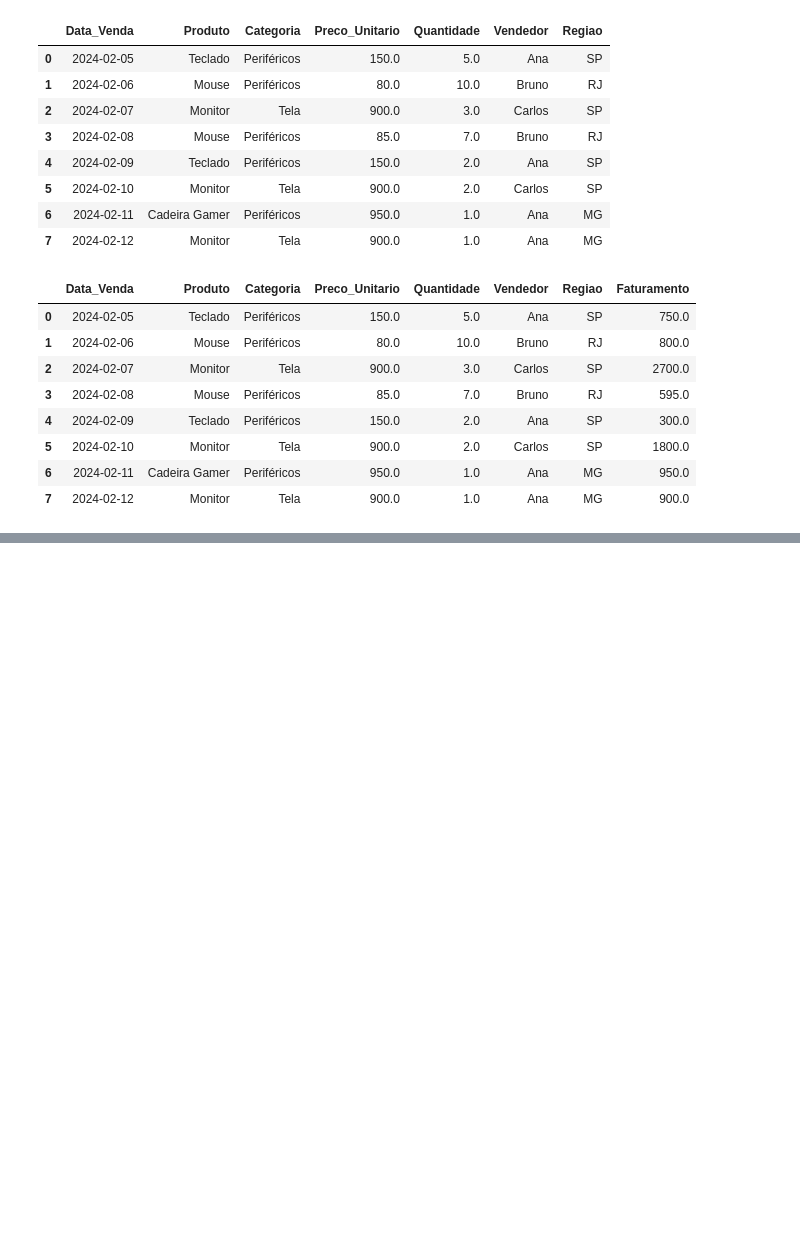
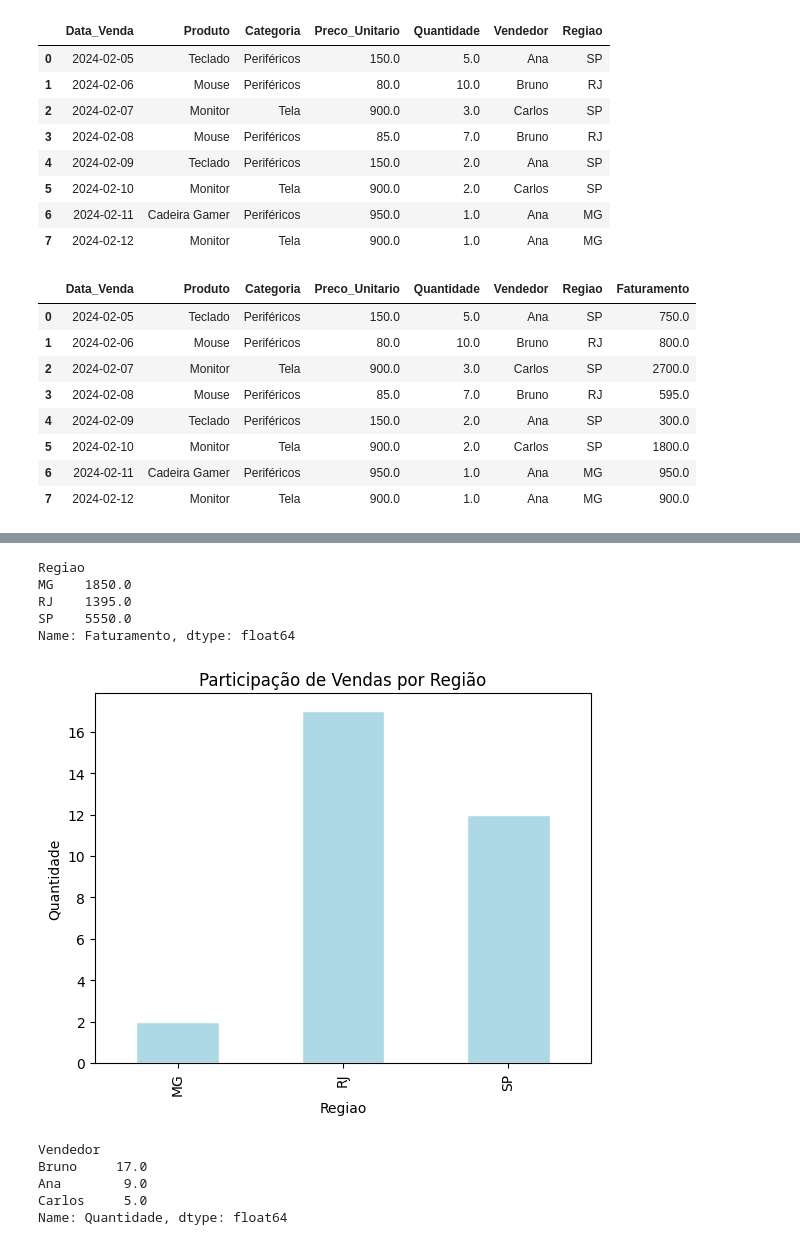
Before and after one commit to KaueSimao/analise_dados_python, a Jupyter notebook: analise_dados_python.ipynb, the cells around one changed output, grey strips where cells are left out. Saved outputs shown, nothing was run; the diff lists cells and outputs as text; code cells hidden in the pictures; blank space fills up the shorter version.

Commit message:
Implementar métricas de faturamento e visualizações de performance

```diff
--- a/analise_dados_python.ipynb
+++ b/analise_dados_python.ipynb
@@ -198,3 +198,7 @@ data
 | 5 | 2024-02-10 | Monitor | Tela | 900.0 | 2.0 | Carlos | SP | 1800.0 |
 | 6 | 2024-02-11 | Cadeira Gamer | Periféricos | 950.0 | 1.0 | Ana | MG | 950.0 |
 | 7 | 2024-02-12 | Monitor | Tela | 900.0 | 1.0 | Ana | MG | 900.0 |
+# %%
+#Calculating revenue
+data['Faturamento'] = data['Preco_Unitario'] * data['Quantidade']
+print(data['Faturamento'])
@@ -200,0 +215,29 @@ data
+# %%
+#Calculating total sales by region
+Vendas_Por_Regiao = data.groupby('Regiao')['Faturamento'].sum()
+print(Vendas_Por_Regiao)
+# %% [output]
+Regiao
+MG    1850.0
+RJ    1395.0
+SP    5550.0
+Name: Faturamento, dtype: float64
+# %%
+#Plotting sales by region
+data.groupby('Regiao')['Quantidade'].sum().plot(kind='bar', color='lightblue', edgecolor='white')
+plt.title('Participação de Vendas por Região')
+plt.ylabel('Quantidade')
+plt.xlabel('Regiao')
+plt.show()
+# %% [output]
+[figure, added]
+# %%
+#Calculating sales ranking by seller
+Ranking_Vendedores = data.groupby('Vendedor')['Quantidade'].sum().sort_values(ascending=False)
+print(Ranking_Vendedores)
+# %% [output]
+Vendedor
+Bruno     17.0
+Ana        9.0
+Carlos     5.0
+Name: Quantidade, dtype: float64
```
Also changed, not shown: parts of 2 cells of this notebook.
